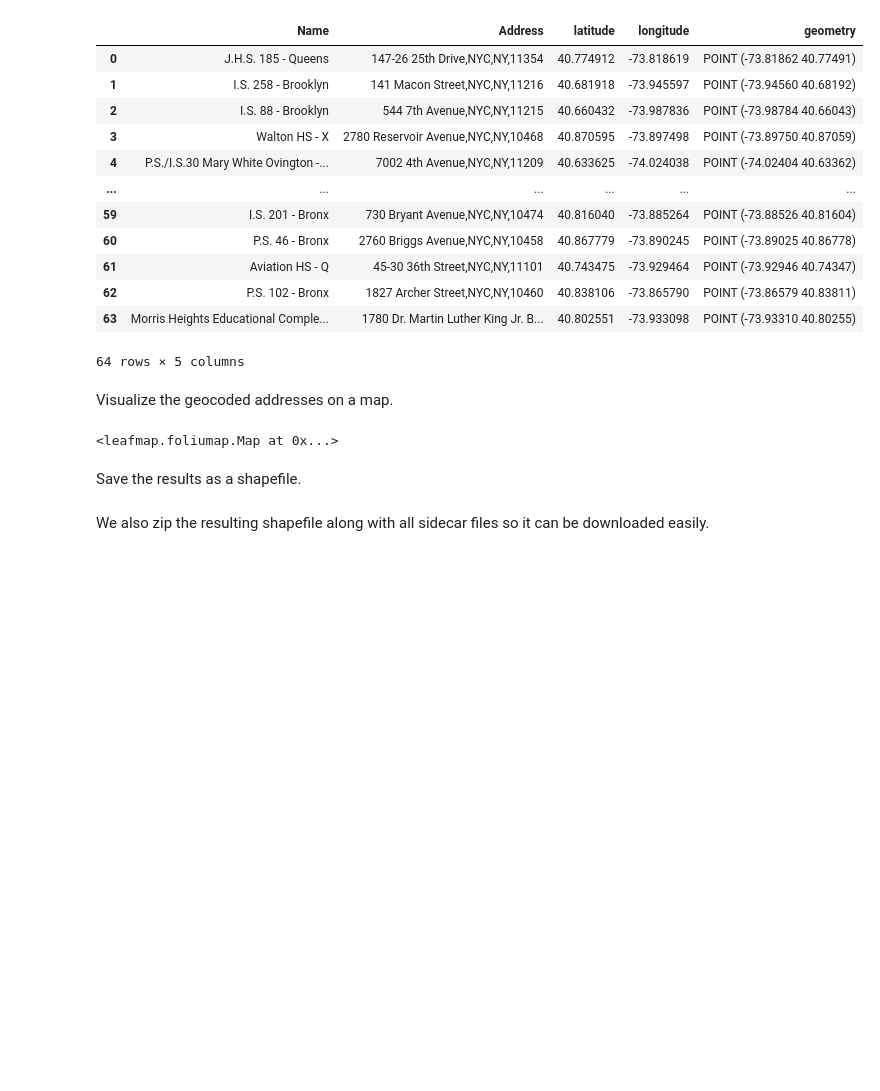
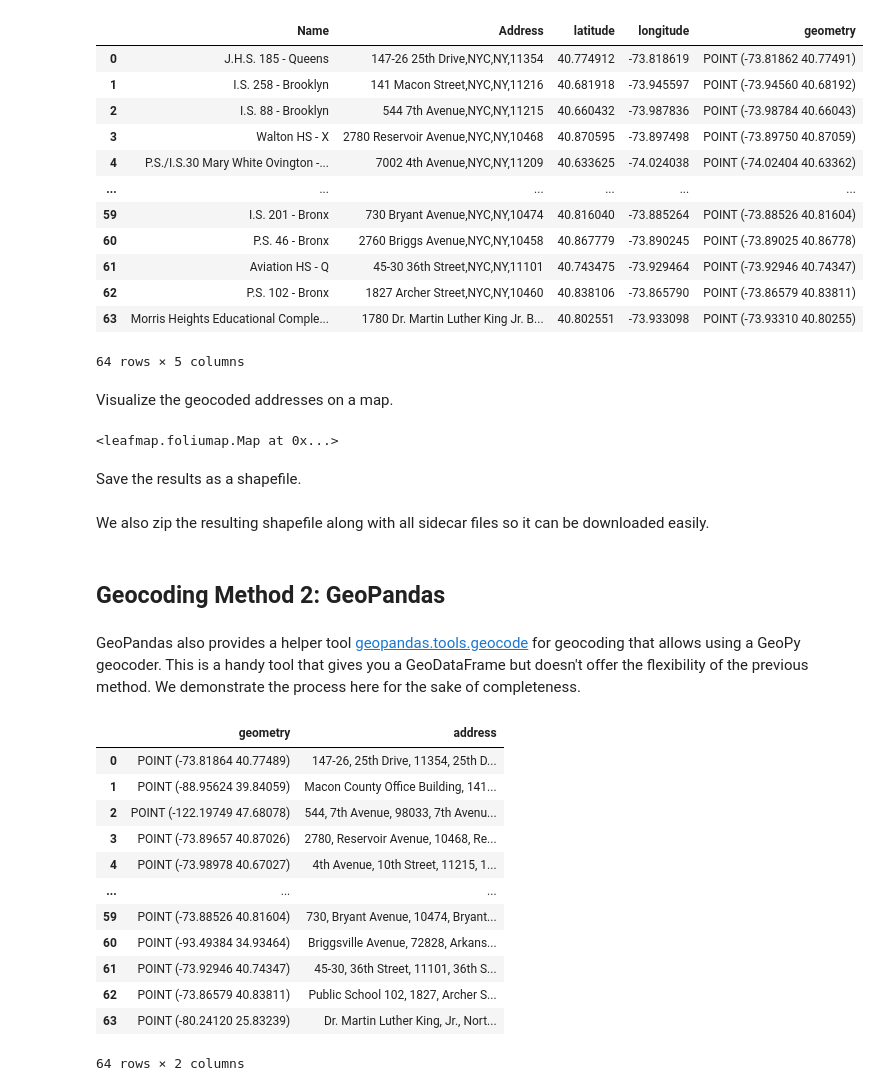
Before and after one commit to spatialthoughts/python-tutorials, a Jupyter notebook: geocoding_with_geopy.ipynb, the cells around one changed output. Cells and saved outputs as stored; diff of their text form; code cells hidden in the pictures; blank space fills up the shorter version.

```diff
--- a/geocoding_with_geopy.ipynb
+++ b/geocoding_with_geopy.ipynb
@@ -158,8 +160,9 @@ tqdm.pandas()
 locator = Nominatim(user_agent='spatialthoughts', timeout=10)
 geocode = RateLimiter(locator.geocode, min_delay_seconds=1)
 
-address_df['location'] = address_df['Full_Address'].progress_apply(geocode)
-address_df
+address_df_pd = address_df.copy()
+address_df_pd['location'] = address_df_pd['Full_Address'].progress_apply(geocode)
+address_df_pd
 # %% [output]
 |  | CITY | EC_Name | ADDRESS | ZIP_CODE | BOROCODE | STATE | ACCESSIBLE | ADDRESS_FIXED | Full_Address | ... |
 | 0 | Flushing | J.H.S. 185 - Queens | 147-26 25 Drive | 11354 | 4 | NY | Y | 147-26 25th Drive | 147-26 25th Drive,NYC,NY,11354 | ... |
@@ -177,9 +180,9 @@ address_df
 # %% [markdown]
 The response of the geocoding request is a [`geopy.location.Location`](https://geopy.readthedocs.io/en/stable/#geopy.location.Location) object containing the address along with geocoded coordinates as latitude and longitude. We extract them and add them to separate columns.
 # %%
-address_df['latitude'] = address_df['location'].apply(lambda loc: loc.latitude if loc else None)
-address_df['longitude'] = address_df['location'].apply(lambda loc: loc.longitude if loc else None)
-address_df
+address_df_pd['latitude'] = address_df_pd['location'].apply(lambda loc: loc.latitude if loc else None)
+address_df_pd['longitude'] = address_df_pd['location'].apply(lambda loc: loc.longitude if loc else None)
+address_df_pd
 # %% [output]
 |  | CITY | EC_Name | ADDRESS | ZIP_CODE | BOROCODE | STATE | ACCESSIBLE | ADDRESS_FIXED | Full_Address | ... |
 | 0 | Flushing | J.H.S. 185 - Queens | 147-26 25 Drive | 11354 | 4 | NY | Y | 147-26 25th Drive | 147-26 25th Drive,NYC,NY,11354 | ... |
@@ -269,3 +272,29 @@ sidecar_files = [
 with ZipFile(output_zip_path, 'w') as zip_object:
     for sidecar in sidecar_files:
       zip_object.write(sidecar, os.path.basename(sidecar))
+# %% [markdown]
+## Geocoding Method 2: GeoPandas
+# %% [markdown]
+GeoPandas also provides a helper tool [geopandas.tools.geocode](https://geopandas.org/en/stable/docs/reference/api/geopandas.tools.geocode.html) for geocoding that allows using a GeoPy geocoder. This is a handy tool that gives you a GeoDataFrame but doesn't offer the flexibility of the previous method. We demonstrate the process here for the sake of completeness.
+# %%
+locator = Nominatim(user_agent='spatialthoughts', timeout=10)
+geocode = RateLimiter(locator.geocode, min_delay_seconds=1)
+
+address_df_gpd = address_df.copy()
+
+gdf = gpd.tools.geocode(address_df_gpd['ADDRESS_FIXED'])
+gdf
+# %% [output]
+|  | geometry | address |
+| 0 | POINT (-73.81864 40.77489) | 147-26, 25th Drive, 11354, 25th D... |
+| 1 | POINT (-88.95624 39.84059) | Macon County Office Building, 141... |
+| 2 | POINT (-122.19749 47.68078) | 544, 7th Avenue, 98033, 7th Avenu... |
+| 3 | POINT (-73.89657 40.87026) | 2780, Reservoir Avenue, 10468, Re... |
+| 4 | POINT (-73.98978 40.67027) | 4th Avenue, 10th Street, 11215, 1... |
+| ... | ... | ... |
+| 59 | POINT (-73.88526 40.81604) | 730, Bryant Avenue, 10474, Bryant... |
+| 60 | POINT (-93.49384 34.93464) | Briggsville Avenue, 72828, Arkans... |
+| 61 | POINT (-73.92946 40.74347) | 45-30, 36th Street, 11101, 36th S... |
+| 62 | POINT (-73.86579 40.83811) | Public School 102, 1827, Archer S... |
+| 63 | POINT (-80.24120 25.83239) | Dr. Martin Luther King, Jr., Nort... |
+64 rows × 2 columns
```
Also changed, not shown: parts of 11 cells of this notebook.
